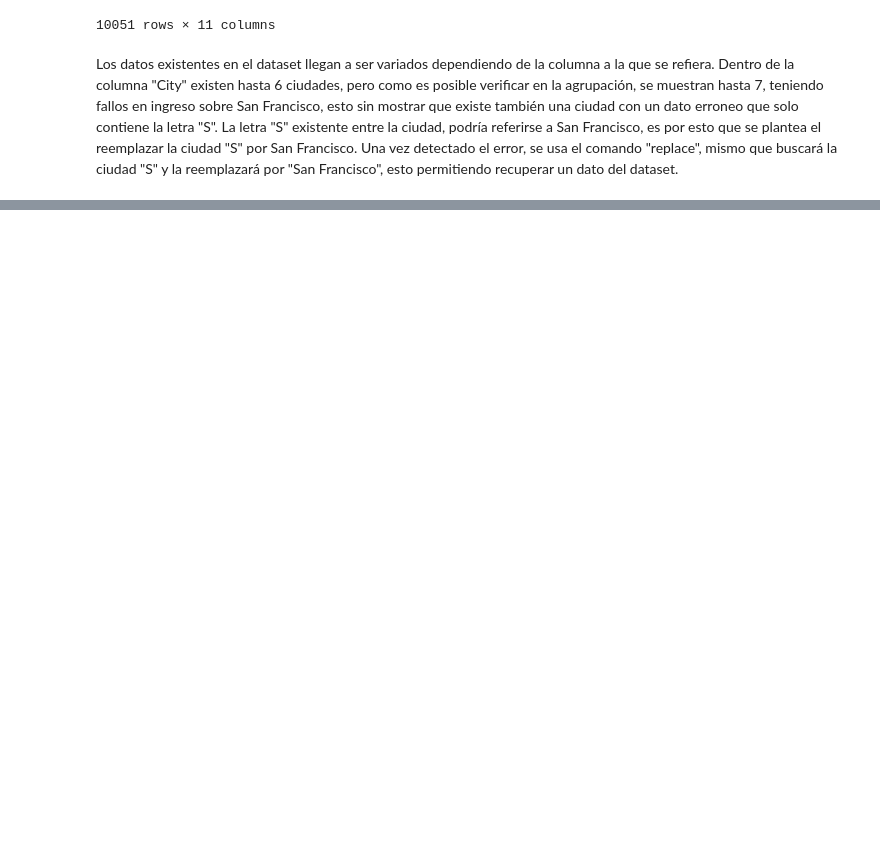
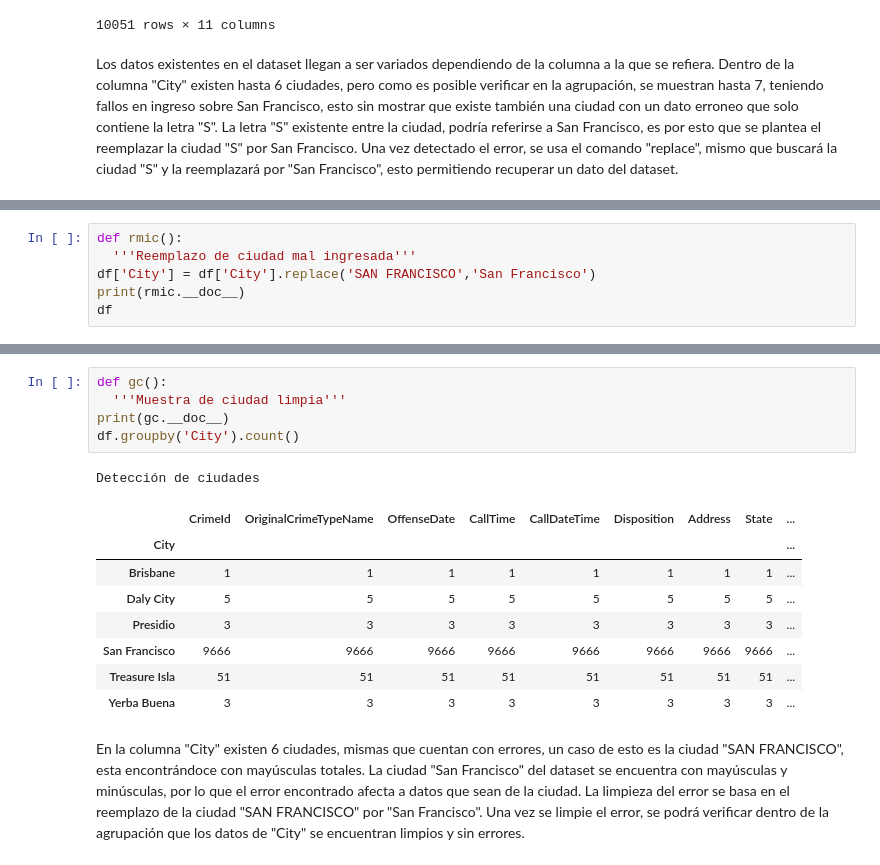
Before and after one commit to Dyllnrz/Dyllan_Raza_Lab2_Mineria, a Jupyter notebook: [NRC_6292]_DyllanRaza_La21U2.ipynb, the cells around one changed output, grey strips where cells are left out. Cells and saved outputs as stored; diff of their text form; blank space fills up the shorter version.

```diff
--- a/[NRC_6292]_DyllanRaza_La21U2.ipynb
+++ b/[NRC_6292]_DyllanRaza_La21U2.ipynb
@@ -145,0 +149,6 @@ Los datos existentes en el dataset llegan a ser variados dependiendo de la colum
+# %%
+def rmic():
+  '''Reemplazo de ciudad mal ingresada'''
+df['City'] = df['City'].replace('SAN FRANCISCO','San Francisco')
+print(rmic.__doc__)
+df
@@ -145,0 +170,17 @@ Los datos existentes en el dataset llegan a ser variados dependiendo de la colum
+# %%
+def gc():
+  '''Muestra de ciudad limpia'''
+print(gc.__doc__)
+df.groupby('City').count()
+# %% [output]
+Detección de ciudades
+|  | CrimeId | OriginalCrimeTypeName | OffenseDate | CallTime | CallDateTime | Disposition | Address | State | ... |
+| City |  |  |  |  |  |  |  |  | ... |
+| Brisbane | 1 | 1 | 1 | 1 | 1 | 1 | 1 | 1 | ... |
+| Daly City | 5 | 5 | 5 | 5 | 5 | 5 | 5 | 5 | ... |
+| Presidio | 3 | 3 | 3 | 3 | 3 | 3 | 3 | 3 | ... |
+| San Francisco | 9666 | 9666 | 9666 | 9666 | 9666 | 9666 | 9666 | 9666 | ... |
+| Treasure Isla | 51 | 51 | 51 | 51 | 51 | 51 | 51 | 51 | ... |
+| Yerba Buena | 3 | 3 | 3 | 3 | 3 | 3 | 3 | 3 | ... |
+# %% [markdown]
+En la columna "City" existen 6 ciudades, mismas que cuentan con errores, un caso de esto es la ciudad "SAN FRANCISCO", esta encontrándoce con mayúsculas totales. La ciudad "San Francisco" del dataset se encuentra con mayúsculas y minúsculas, por lo que el error encontrado afecta a datos que sean de la ciudad. La limpieza del error se basa en el reemplazo de la ciudad "SAN FRANCISCO" por "San Francisco". Una vez se limpie el error, se podrá verificar dentro de la agrupación que los datos de "City" se encuentran limpios y sin errores.
```
Also changed, not shown: parts of 2 cells of this notebook.
